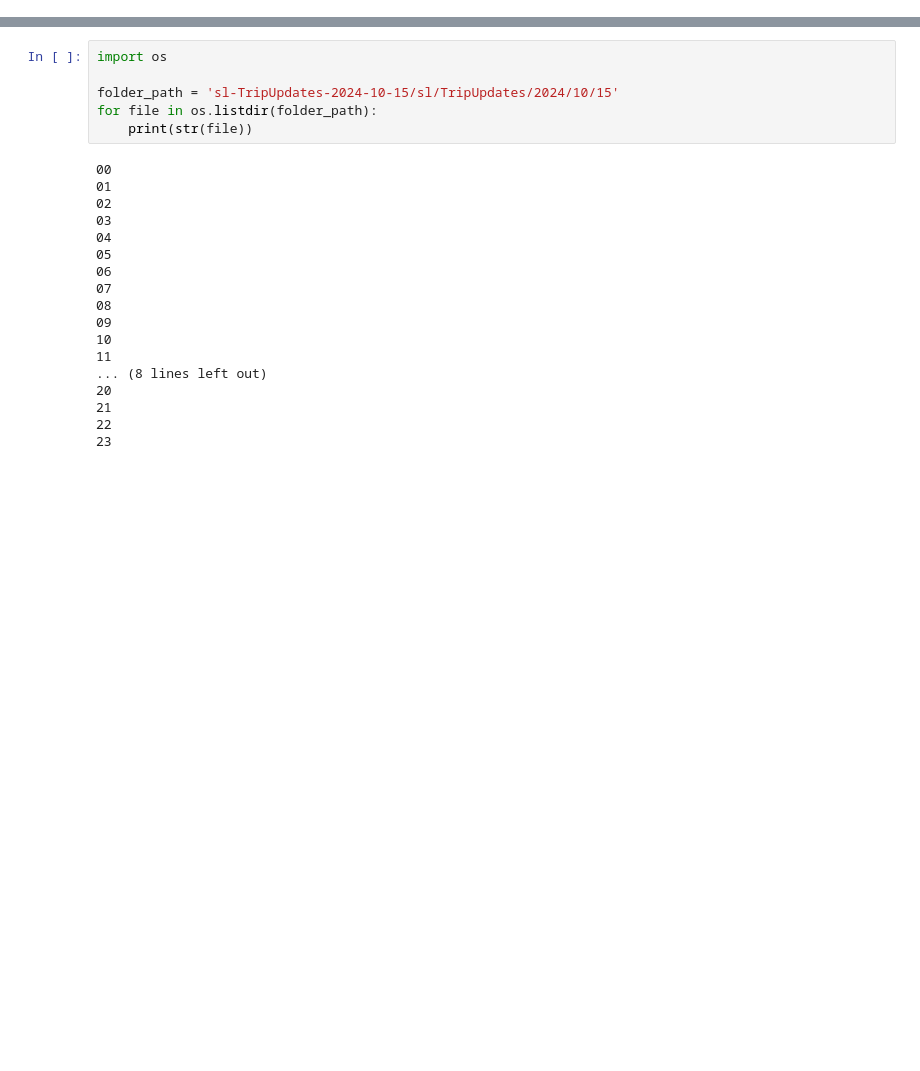
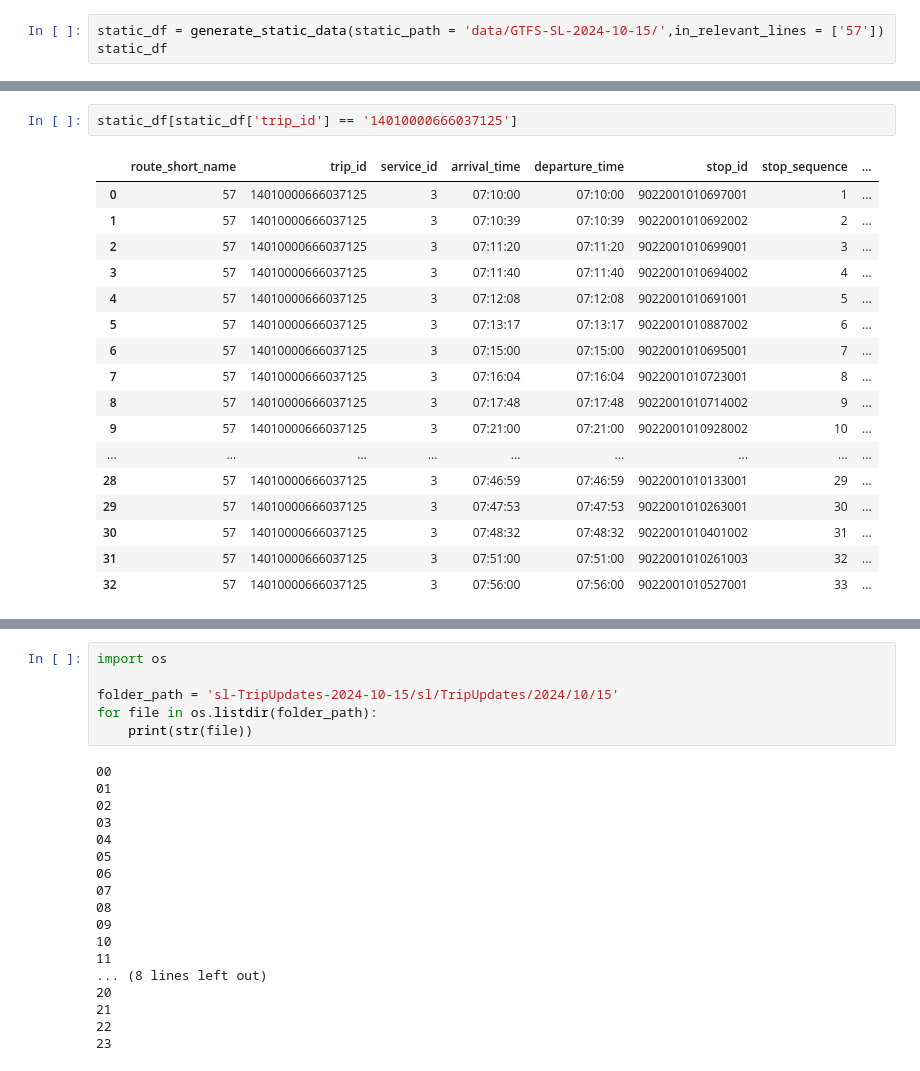
Before and after one commit to jesus-martinez02/PT-Project, a Jupyter notebook: test.ipynb, the cells around one changed output, grey strips where cells are left out. Saved outputs shown, nothing was run; the diff lists cells and outputs as text; blank space fills up the shorter version.

```diff
--- a/test.ipynb
+++ b/test.ipynb
@@ -25,0 +120,3 @@ df
+# %%
+static_df = generate_static_data(static_path = 'data/GTFS-SL-2024-10-15/',in_relevant_lines = ['57'])
+static_df
@@ -25,0 +137,20 @@ df
+# %%
+static_df[static_df['trip_id'] == '14010000666037125']
+# %% [output]
+|  | route_short_name | trip_id | service_id | arrival_time | departure_time | stop_id | stop_sequence | ... |
+| 0 | 57 | 14010000666037125 | 3 | 07:10:00 | 07:10:00 | 9022001010697001 | 1 | ... |
+| 1 | 57 | 14010000666037125 | 3 | 07:10:39 | 07:10:39 | 9022001010692002 | 2 | ... |
+| 2 | 57 | 14010000666037125 | 3 | 07:11:20 | 07:11:20 | 9022001010699001 | 3 | ... |
+| 3 | 57 | 14010000666037125 | 3 | 07:11:40 | 07:11:40 | 9022001010694002 | 4 | ... |
+| 4 | 57 | 14010000666037125 | 3 | 07:12:08 | 07:12:08 | 9022001010691001 | 5 | ... |
+| 5 | 57 | 14010000666037125 | 3 | 07:13:17 | 07:13:17 | 9022001010887002 | 6 | ... |
+| 6 | 57 | 14010000666037125 | 3 | 07:15:00 | 07:15:00 | 9022001010695001 | 7 | ... |
+| 7 | 57 | 14010000666037125 | 3 | 07:16:04 | 07:16:04 | 9022001010723001 | 8 | ... |
+| 8 | 57 | 14010000666037125 | 3 | 07:17:48 | 07:17:48 | 9022001010714002 | 9 | ... |
+| 9 | 57 | 14010000666037125 | 3 | 07:21:00 | 07:21:00 | 9022001010928002 | 10 | ... |
+| ... | ... | ... | ... | ... | ... | ... | ... | ... |
+| 28 | 57 | 14010000666037125 | 3 | 07:46:59 | 07:46:59 | 9022001010133001 | 29 | ... |
+| 29 | 57 | 14010000666037125 | 3 | 07:47:53 | 07:47:53 | 9022001010263001 | 30 | ... |
+| 30 | 57 | 14010000666037125 | 3 | 07:48:32 | 07:48:32 | 9022001010401002 | 31 | ... |
+| 31 | 57 | 14010000666037125 | 3 | 07:51:00 | 07:51:00 | 9022001010261003 | 32 | ... |
+| 32 | 57 | 14010000666037125 | 3 | 07:56:00 | 07:56:00 | 9022001010527001 | 33 | ... |
```
Also changed, not shown: parts of 28 cells of this notebook, 4 other files.
